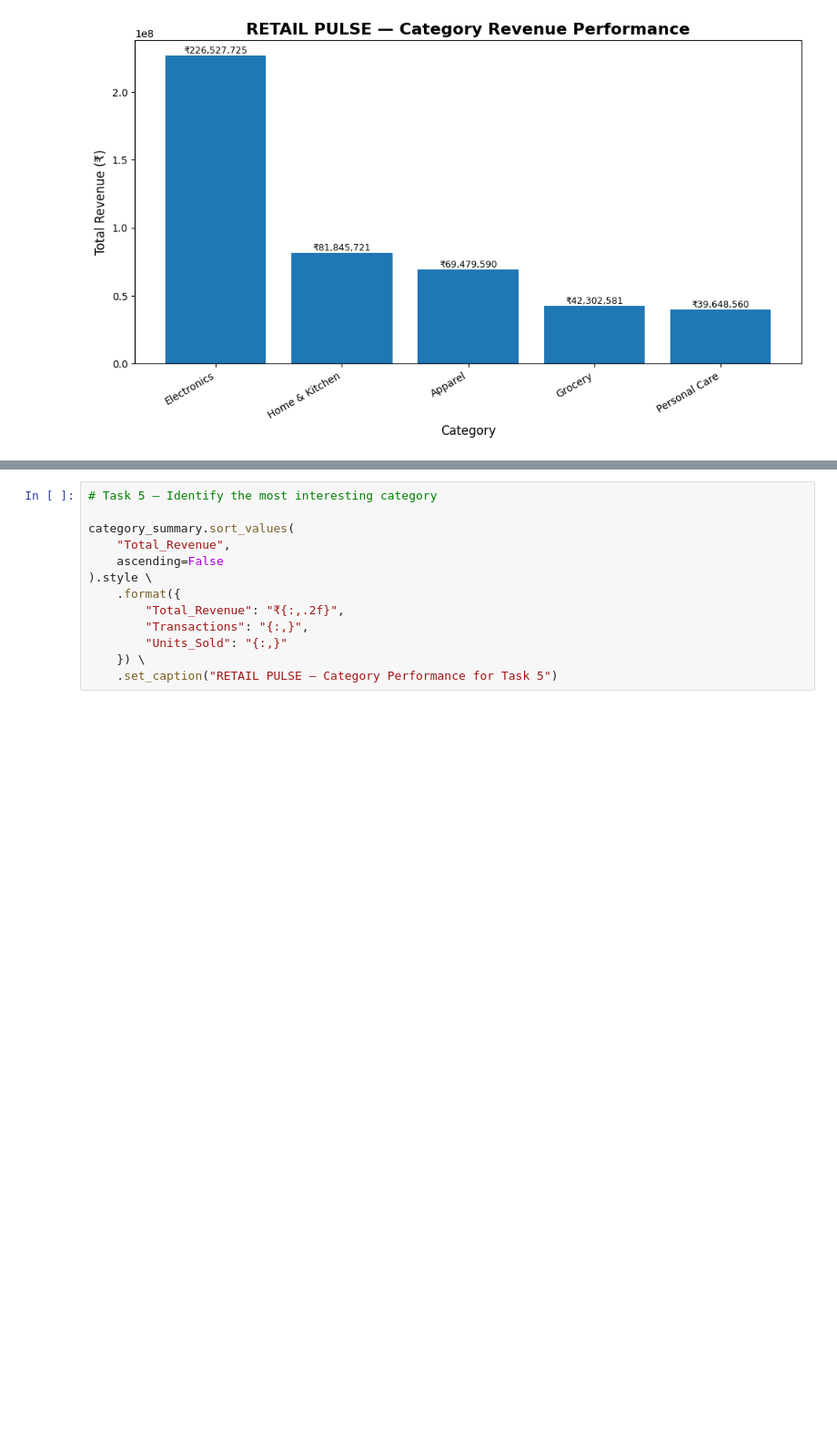
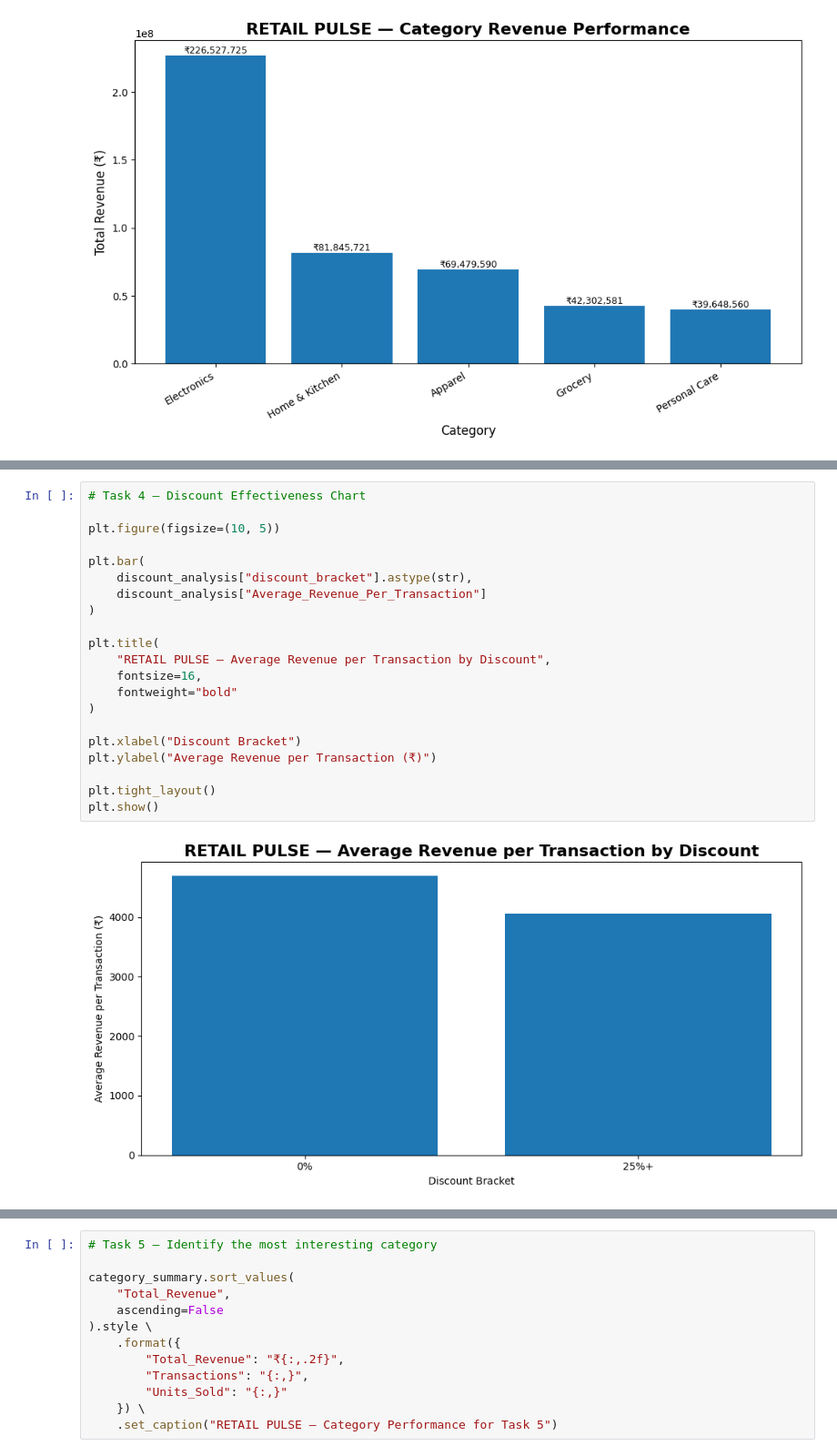
Before and after one commit to jajulagnanadeepak/calibo_project1, a Jupyter notebook: notebooks/01_RETAIL_PULSE_Data_Inspection.ipynb, the cells around one changed output, grey strips where cells are left out. Shown at 91% size. Drawn from its saved outputs; the diff is of its cells as text; blank space fills up the shorter version.

```diff
--- a/notebooks/01_RETAIL_PULSE_Data_Inspection.ipynb
+++ b/notebooks/01_RETAIL_PULSE_Data_Inspection.ipynb
@@ -766,0 +809,23 @@ RETAIL PULSE — Revenue Performance by Discount
+# %%
+# Task 4 — Discount Effectiveness Chart
+
+plt.figure(figsize=(10, 5))
+
+plt.bar(
+    discount_analysis["discount_bracket"].astype(str),
+    discount_analysis["Average_Revenue_Per_Transaction"]
+)
+
+plt.title(
+    "RETAIL PULSE — Average Revenue per Transaction by Discount",
+    fontsize=16,
+    fontweight="bold"
+)
+
+plt.xlabel("Discount Bracket")
+plt.ylabel("Average Revenue per Transaction (₹)")
+
+plt.tight_layout()
+plt.show()
+# %% [output]
+[figure, added]
```
Also changed, not shown: parts of 67 cells of this notebook, 2 other files.
